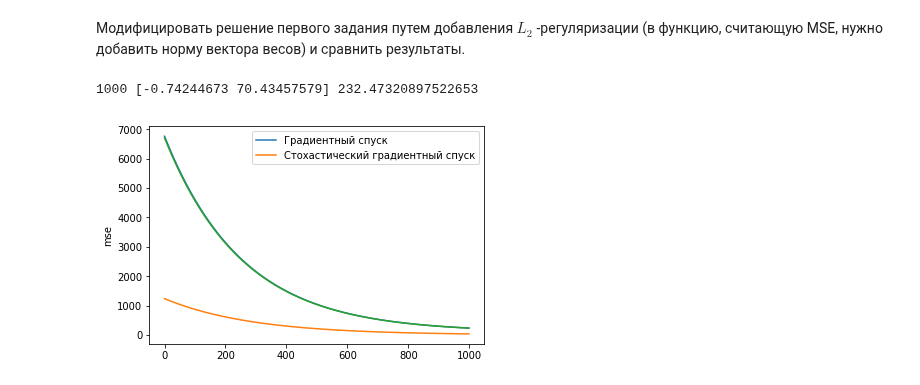
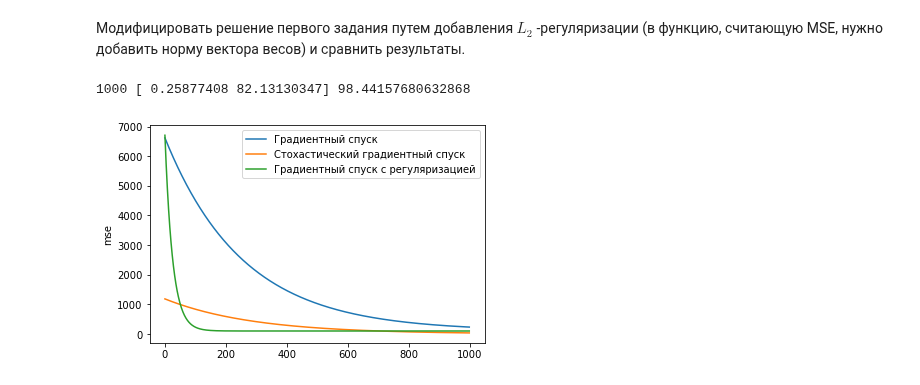
Before and after one commit to stureiko/GeekBrains, a Jupyter notebook: Algoritms/Lesson_02/Lesson_02_hTask.ipynb, the cells around one changed output. Drawn from its saved outputs; the diff is of its cells as text; code cells hidden in the pictures.

```diff
--- a/Algoritms/Lesson_02/Lesson_02_hTask.ipynb
+++ b/Algoritms/Lesson_02/Lesson_02_hTask.ipynb
@@ -109,22 +109,22 @@ def eval_model_reg2(X, y, iterations, alpha=1e-4, lambda_=1e-8):
     err = np.zeros(iterations)
     for i in range(1, iterations+1):
         y_pred = np.dot(W, X)
-        err[i-1] = calc_mse(y, y_pred)
+        err[i-1] = calc_mse(y, y_pred) + lambda_ * np.dot(W.T, W)
         W -= alpha * (1/n * 2 * np.dot((y_pred - y), X.T) + lambda_ * W**2)
     if i % (iterations / 10) == 0:
         print(i, W, err[i-1])
     return W, err
 # %%
-W_gv, err_gv = eval_model_reg2(X, y,iterations=iterations, alpha=1e-3)
+W_gv, err_gv = eval_model_reg2(X, y,iterations=iterations, alpha=1e-2)
 # %% [output]
-1000 [-0.74244673 70.43457579] 232.47320897522653
+1000 [ 0.25877408 82.13130347] 98.44157680632868
 # %%
 x = np.arange(iterations)
 plt.plot(x, err_g, label="Градиентный спуск")
 plt.plot(x, err_gb, label="Стохастический градиентный спуск")
-plt.plot(x, err_gv)
+plt.plot(x, err_gv, label="Градиентный спуск с регуляризацией")
 plt.ylabel("mse")
 plt.legend()
 plt.show()
 # %% [output]
-[figure, old version]
+[figure, new version]
```
Also changed, not shown: parts of 3 cells of this notebook, 2 other files.
